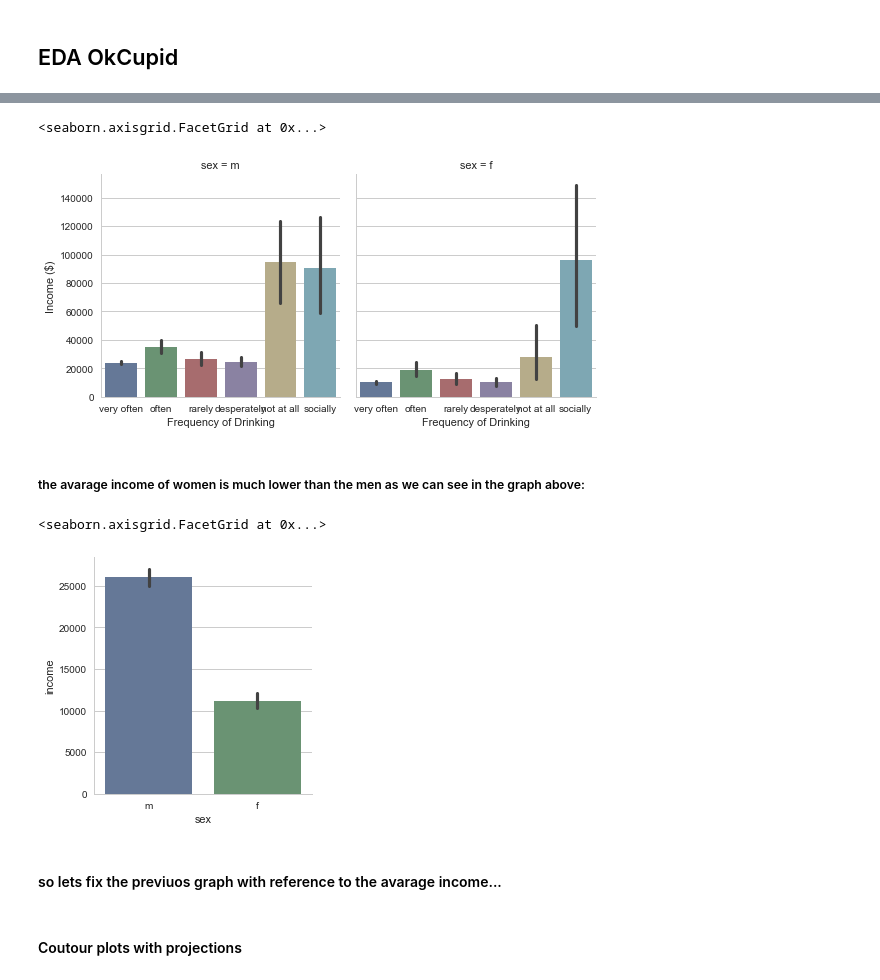
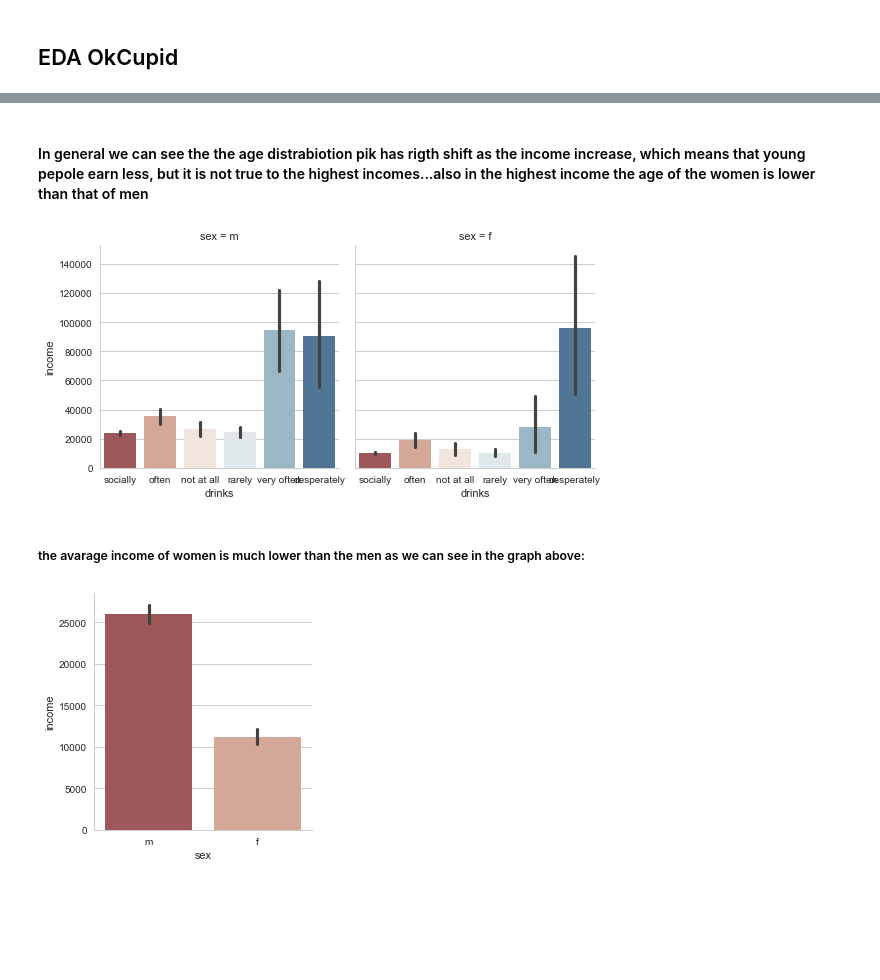
Before and after one commit to Renana10/applied-data-science, a Jupyter notebook: HW3/307941047_Renana Opochinsky_EDA_OkCupid.ipynb, the cells around one changed output, grey strips where cells are left out. Cells and saved outputs as stored; diff of their text form; code cells hidden in the pictures; blank space fills up the shorter version.

```diff
--- a/HW3/307941047_Renana Opochinsky_EDA_OkCupid.ipynb
+++ b/HW3/307941047_Renana Opochinsky_EDA_OkCupid.ipynb
@@ -44,0 +21,4 @@ profiles_data.head(3)
+# %%
+#sns.set()
+#sns.color_palette(palette="muted")
+sns.set_palette(palette='RdBu')
@@ -52,19 +43,14 @@ mean_age
+# %% [markdown]
+#### In general we can see the the age distrabiotion pik has rigth shift as the income increase, which means that young pepole earn less, but it is not true to the highest incomes...also in the highest income the age of the women is lower than that of men
 # %%
 g1=sns.factorplot(x='drinks', y='income', col='sex', data=profiles_data, kind='bar', saturation=.5)
-(g1.set_axis_labels('Frequency of Drinking','Income ($)').set_xticklabels(['very often', 'often' ,'rarely' ,'desperately', 'not at all' ,'socially'  ]))
-# .set_titles('Male', 'Female')
+#(g1.set_axis_labels('Frequency of Drinking','Income ($)').set_xticklabels(['very often', 'often' ,'rarely' ,'desperately', 'not at\n all' ,'socially'  ]))
 # %% [output]
-<seaborn.axisgrid.FacetGrid at 0x...>
-[figure, old version]
+[figure, new version]
 # %% [markdown]
 ##### the avarage income of  women is much lower than the men as we can see in the graph above:
 # %%
 g2=sns.factorplot(x='sex', y='income',  data=profiles_data, kind='bar', saturation=.5)
 #(g2.set_titles('Income vs. Sex'))
 # %% [output]
-<seaborn.axisgrid.FacetGrid at 0x...>
-[figure, old version]
+[figure, new version]
-# %% [markdown]
-#### so lets fix the previuos graph with reference to the avarage income...
-# %% [markdown]
-#### Coutour plots with projections
```
Also changed, not shown: parts of 15 cells of this notebook.
